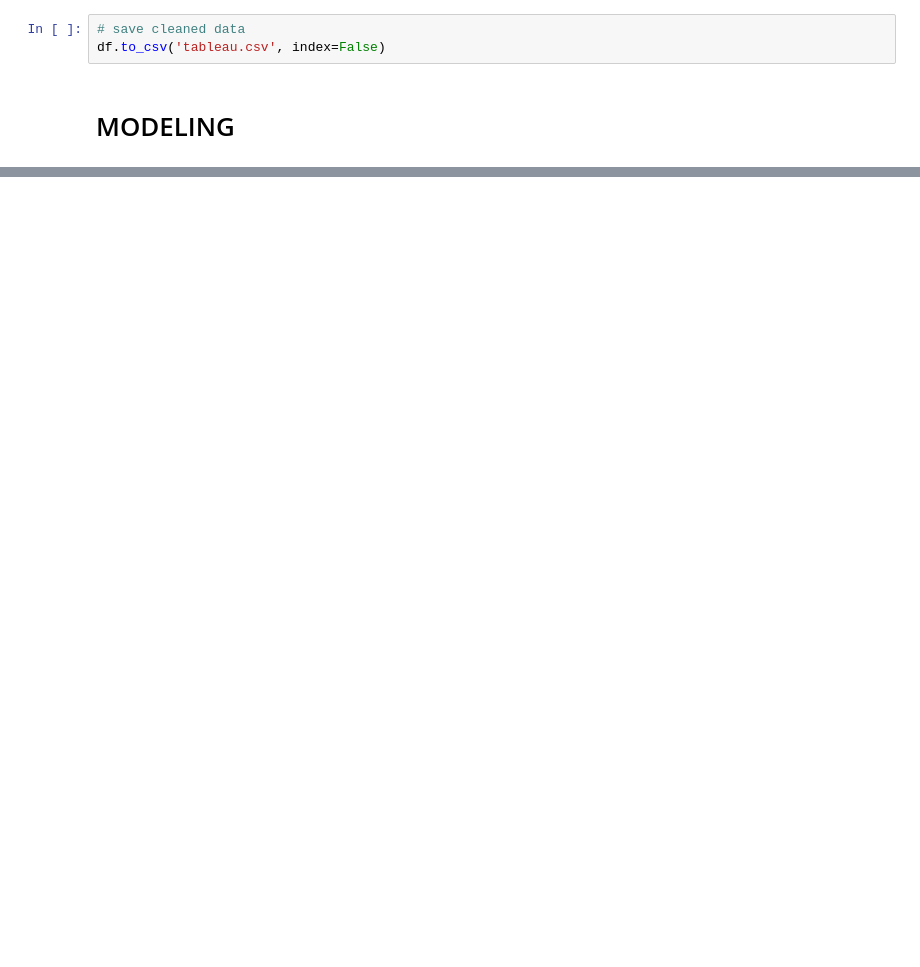
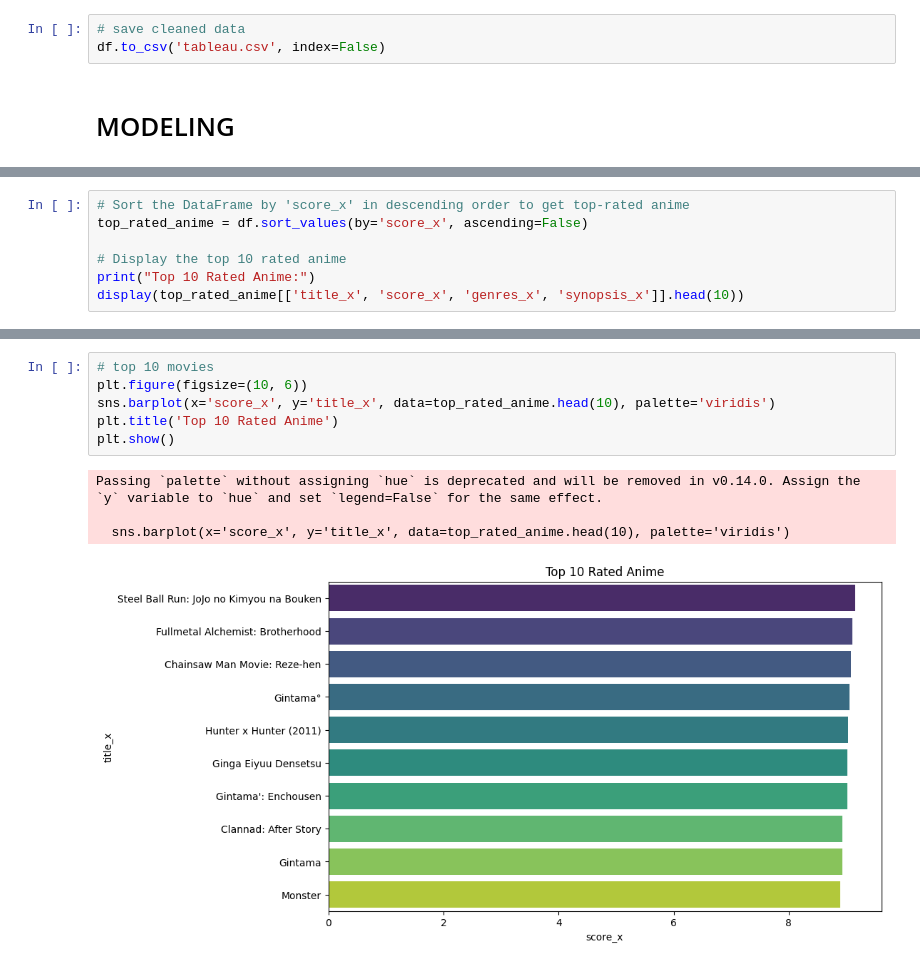
Before and after one commit to derrick4411/Anime_recommendation_system, a Jupyter notebook: anime_recommendation.ipynb, the cells around one changed output, grey strips where cells are left out. Drawn from its saved outputs; the diff is of its cells as text; blank space fills up the shorter version.

```diff
--- a/anime_recommendation.ipynb
+++ b/anime_recommendation.ipynb
@@ -178,0 +264,7 @@ df.to_csv('tableau.csv', index=False)
+# %%
+# Sort the DataFrame by 'score_x' in descending order to get top-rated anime
+top_rated_anime = df.sort_values(by='score_x', ascending=False)
+
+# Display the top 10 rated anime
+print("Top 10 Rated Anime:")
+display(top_rated_anime[['title_x', 'score_x', 'genres_x', 'synopsis_x']].head(10))
@@ -178,0 +284,11 @@ df.to_csv('tableau.csv', index=False)
+# %%
+# top 10 movies
+plt.figure(figsize=(10, 6))
+sns.barplot(x='score_x', y='title_x', data=top_rated_anime.head(10), palette='viridis')
+plt.title('Top 10 Rated Anime')
+plt.show()
+# %% [output]
+Passing `palette` without assigning `hue` is deprecated and will be removed in v0.14.0. Assign the `y` variable to `hue` and set `legend=False` for the same effect.
+
+  sns.barplot(x='score_x', y='title_x', data=top_rated_anime.head(10), palette='viridis')
+[figure, added]
```
Also changed, not shown: parts of 11 cells of this notebook.
